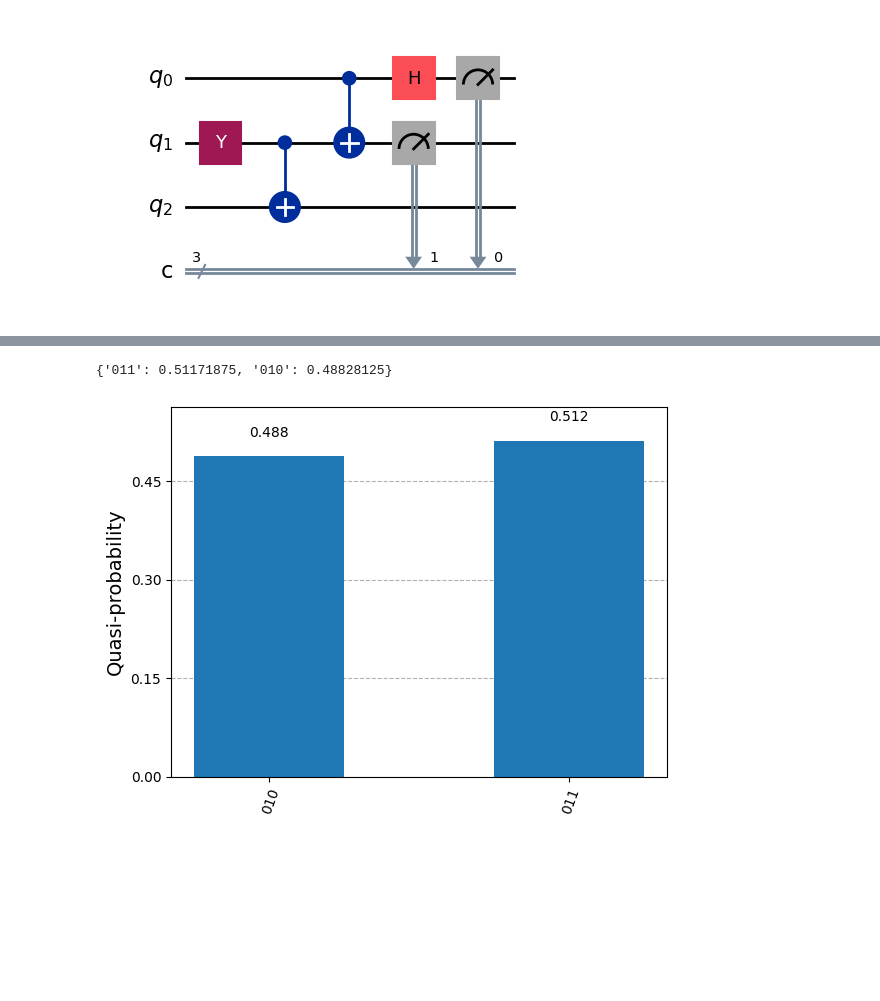
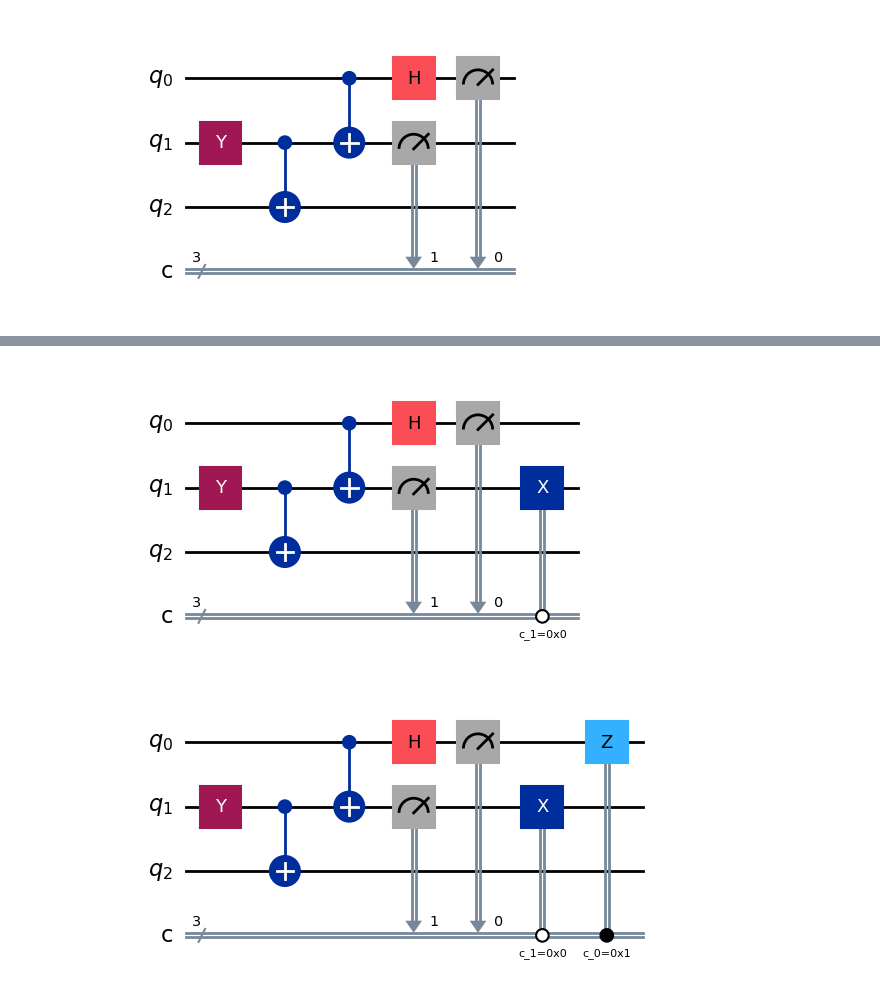
Before and after one commit to denpalrius/quantum-computing, a Jupyter notebook: circuits/teleportation_circuit(incomplete).ipynb, the cells around one changed output, grey strips where cells are left out. Drawn from its saved outputs; the diff is of its cells as text; code cells hidden in the pictures; blank space fills up the shorter version.

```diff
--- a/teleportation_circuit(incomplete).ipynb
+++ b/circuits/teleportation_circuit(incomplete).ipynb
@@ -62,12 +43,13 @@ plot_histogram(counts)
-# %%
-# Convert shots to probabilities
-
-total_shots = sum(counts.values())
-probabilities = {outcome: count/total_shots for outcome, count in counts.items()}
-probabilities
-# %% [output]
-{'011': 0.51171875, '010': 0.48828125}
-# %%
-plot_histogram(probabilities)
-# %% [output]
-[figure, removed]
+# %%
+# Add a conditional X gate to qubit 1 with classical bit 0 as control
+qc.x(1).c_if(1, 0)
+qc.draw('mpl')
+# %% [output]
+[figure, added]
+# %%
+# Add a conditional Z gate to qubit 0 with classical bit 0 as control
+# This will change the phase of the state if classical bit 0 is 1
+qc.z(0).c_if(0, 1)
+qc.draw('mpl')
+# %% [output]
+[figure, added]
```
Also changed, not shown: parts of 4 cells of this notebook, 2 other files.
